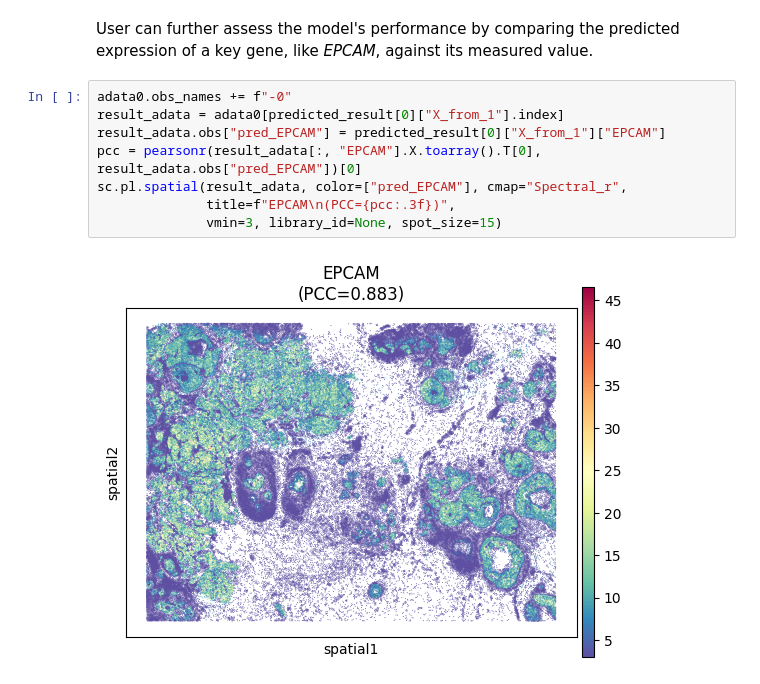
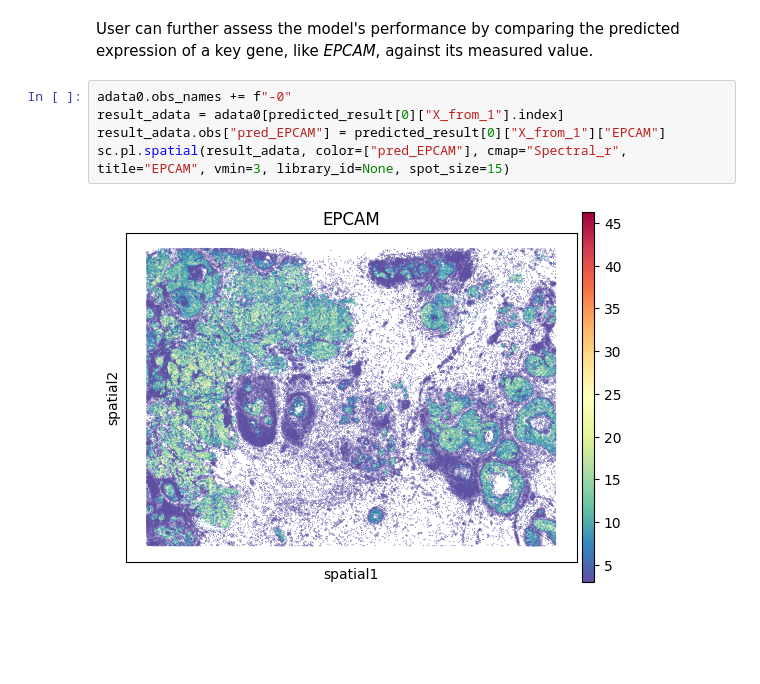
Before and after one commit to hannshu/spaAnchor-docs, a Jupyter notebook: docs/source/diagonal_integration.ipynb, the cells around one changed output. Cells and saved outputs as stored; diff of their text form; blank space fills up the shorter version.

```diff
--- a/docs/source/diagonal_integration.ipynb
+++ b/docs/source/diagonal_integration.ipynb
@@ -90,10 +91,7 @@ User can further assess the model's performance by comparing the predicted expre
 # %%
 adata0.obs_names += f"-0"
 result_adata = adata0[predicted_result[0]["X_from_1"].index]
 result_adata.obs["pred_EPCAM"] = predicted_result[0]["X_from_1"]["EPCAM"]
-pcc = pearsonr(result_adata[:, "EPCAM"].X.toarray().T[0], result_adata.obs["pred_EPCAM"])[0]
-sc.pl.spatial(result_adata, color=["pred_EPCAM"], cmap="Spectral_r",
-              title=f"EPCAM\n(PCC={pcc:.3f})",
-              vmin=3, library_id=None, spot_size=15)
+sc.pl.spatial(result_adata, color=["pred_EPCAM"], cmap="Spectral_r", title="EPCAM", vmin=3, library_id=None, spot_size=15)
 # %% [output]
-[figure, old version]
+[figure, new version]
```
Also changed, not shown: parts of 3 cells of this notebook.
